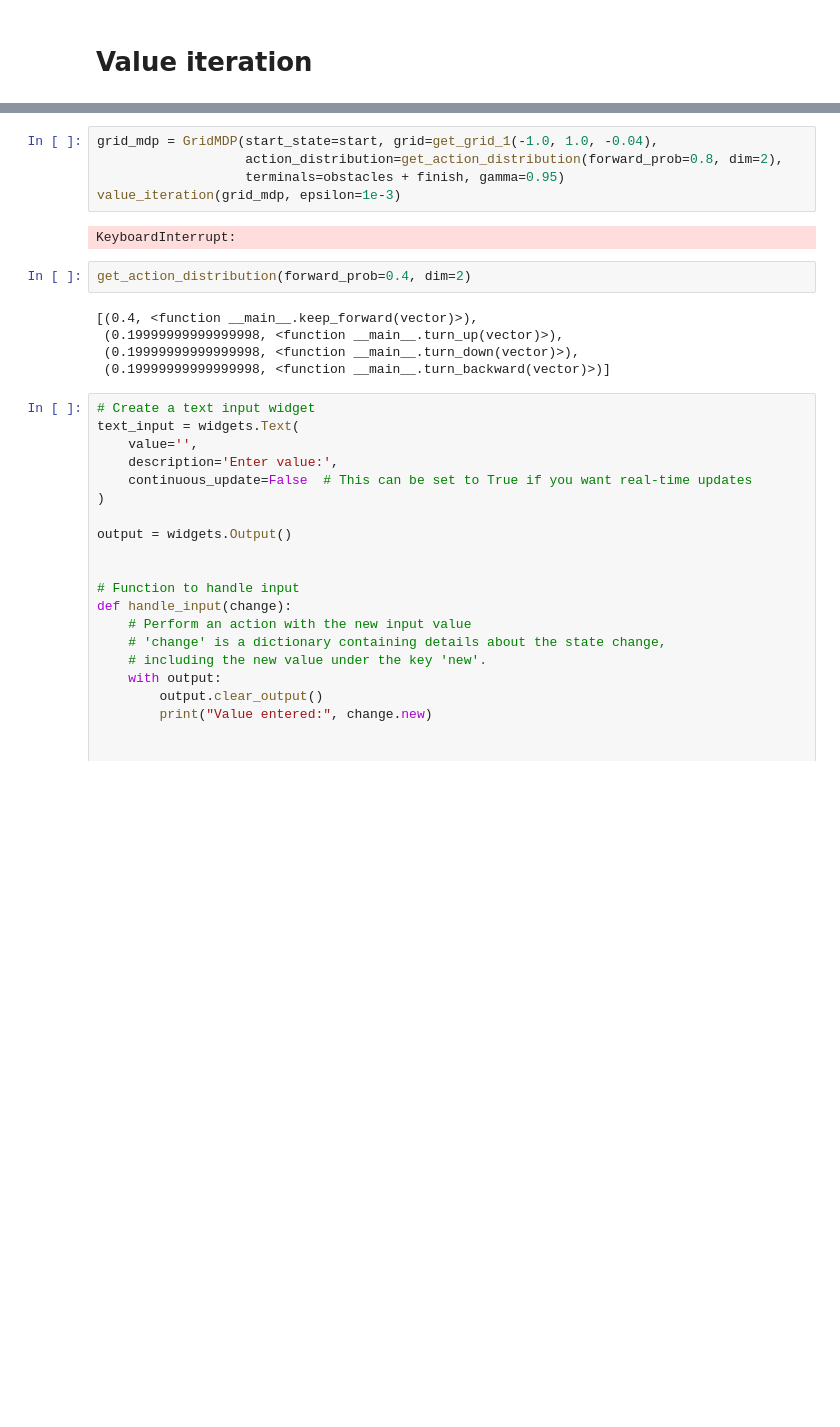
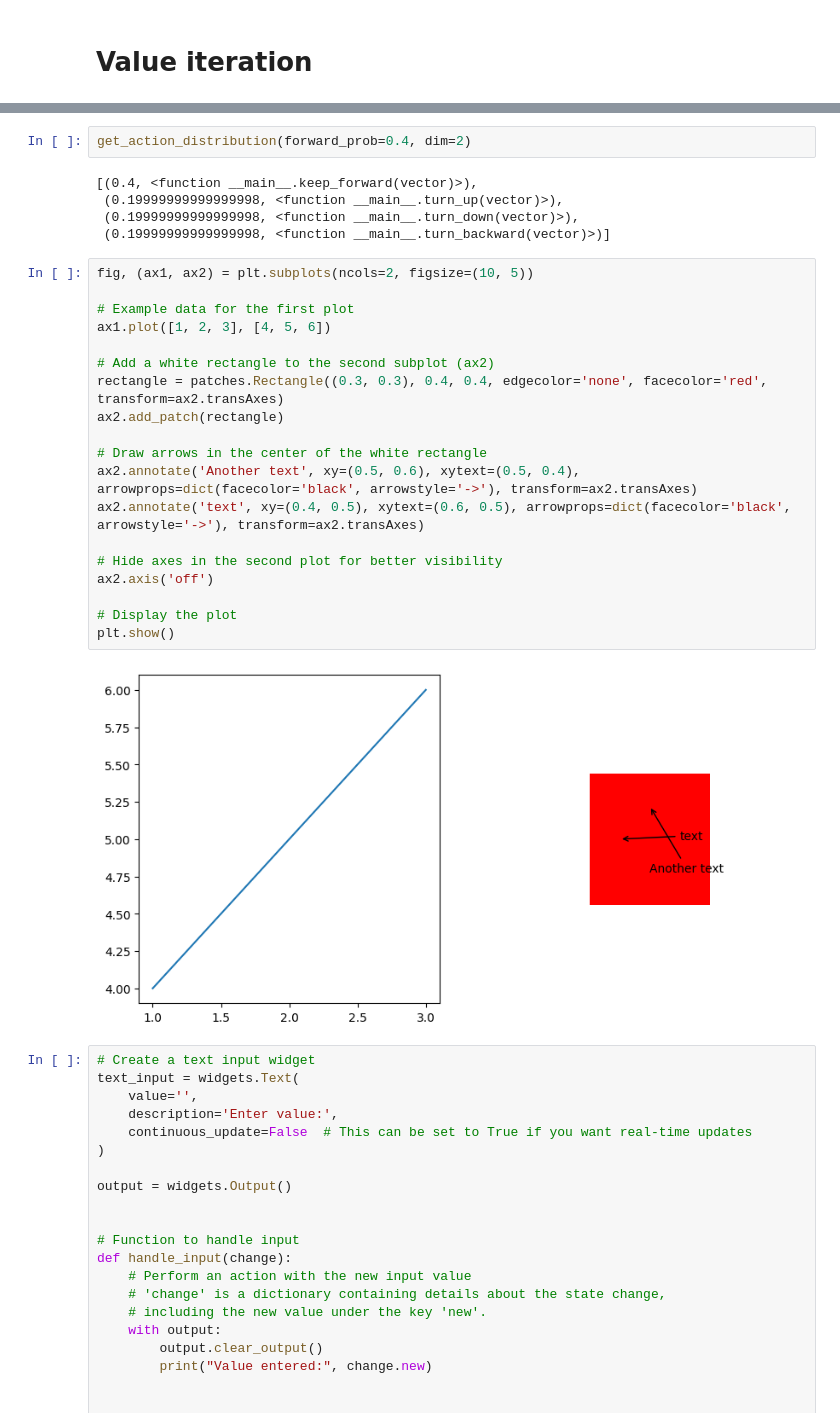
Before and after one commit to nickobard/ZUM-Artificial-Intelligence-Foundations-Practicals, a Jupyter notebook: semestral_work/semestral_work.ipynb, the cells around one changed output, grey strips where cells are left out. Cells and saved outputs as stored; diff of their text form; blank space fills up the shorter version.

```diff
--- a/semestral_work/semestral_work.ipynb
+++ b/semestral_work/semestral_work.ipynb
@@ -500,10 +462,3 @@ interactive(children=(IntSlider(value=39, description='Iteration', max=39, min=1
-# %%
-grid_mdp = GridMDP(start_state=start, grid=get_grid_1(-1.0, 1.0, -0.04),
-                   action_distribution=get_action_distribution(forward_prob=0.8, dim=2),
-                   terminals=obstacles + finish, gamma=0.95)
-value_iteration(grid_mdp, epsilon=1e-3)
-# %% [output]
-KeyboardInterrupt:
 # %%
 get_action_distribution(forward_prob=0.4, dim=2)
 # %% [output]
@@ -511,6 +466,27 @@ get_action_distribution(forward_prob=0.4, dim=2)
  (0.19999999999999998, <function __main__.turn_up(vector)>),
  (0.19999999999999998, <function __main__.turn_down(vector)>),
  (0.19999999999999998, <function __main__.turn_backward(vector)>)]
+# %%
+fig, (ax1, ax2) = plt.subplots(ncols=2, figsize=(10, 5))
+
+# Example data for the first plot
+ax1.plot([1, 2, 3], [4, 5, 6])
+
+# Add a white rectangle to the second subplot (ax2)
+rectangle = patches.Rectangle((0.3, 0.3), 0.4, 0.4, edgecolor='none', facecolor='red', transform=ax2.transAxes)
+ax2.add_patch(rectangle)
+
+# Draw arrows in the center of the white rectangle
+ax2.annotate('Another text', xy=(0.5, 0.6), xytext=(0.5, 0.4), arrowprops=dict(facecolor='black', arrowstyle='->'), transform=ax2.transAxes)
+ax2.annotate('text', xy=(0.4, 0.5), xytext=(0.6, 0.5), arrowprops=dict(facecolor='black', arrowstyle='->'), transform=ax2.transAxes)
+
+# Hide axes in the second plot for better visibility
+ax2.axis('off')
+
+# Display the plot
+plt.show()
+# %% [output]
+[figure, added]
 # %%
 # Create a text input widget
 text_input = widgets.Text(
```
Also changed, not shown: parts of 16 cells of this notebook.
